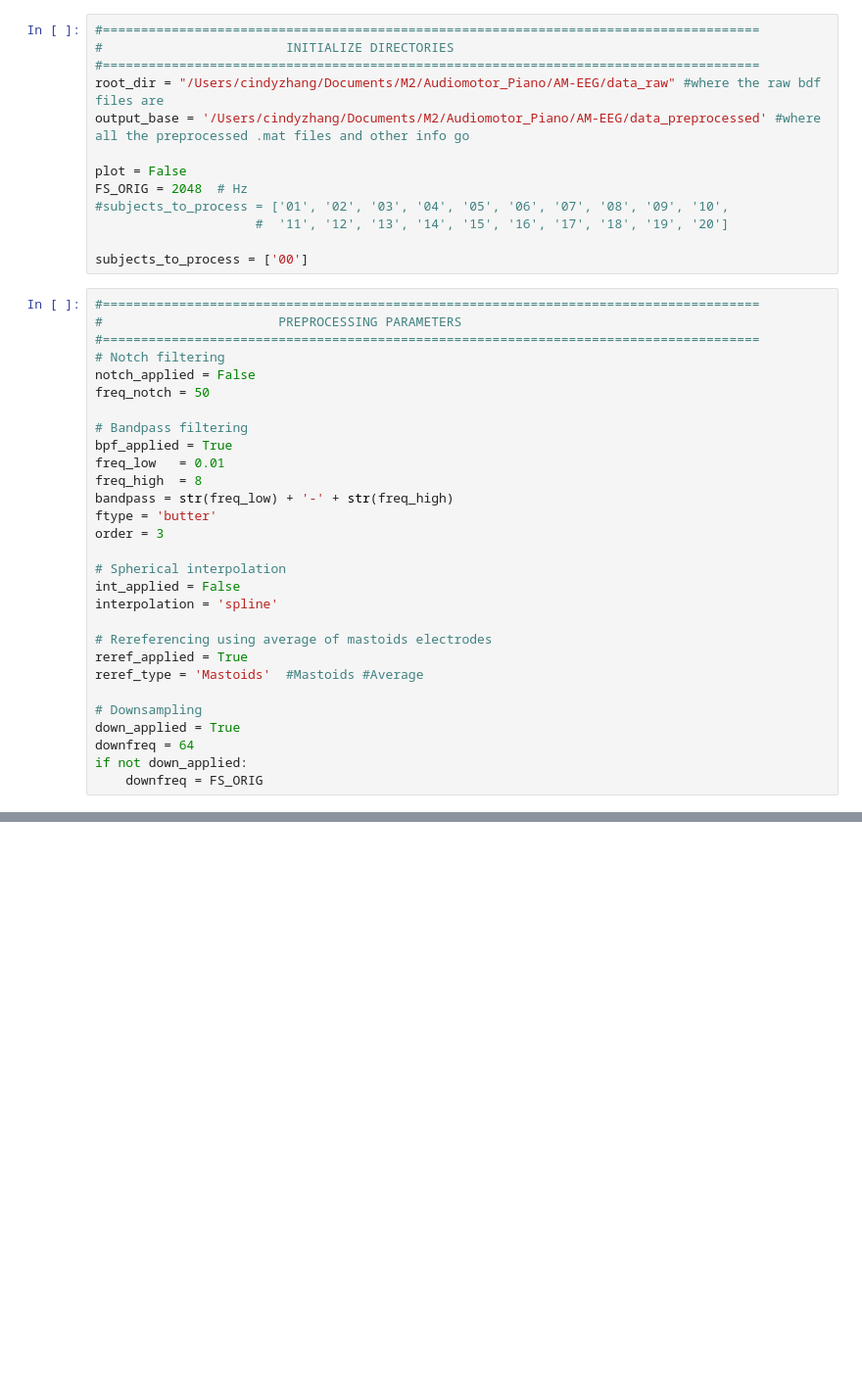
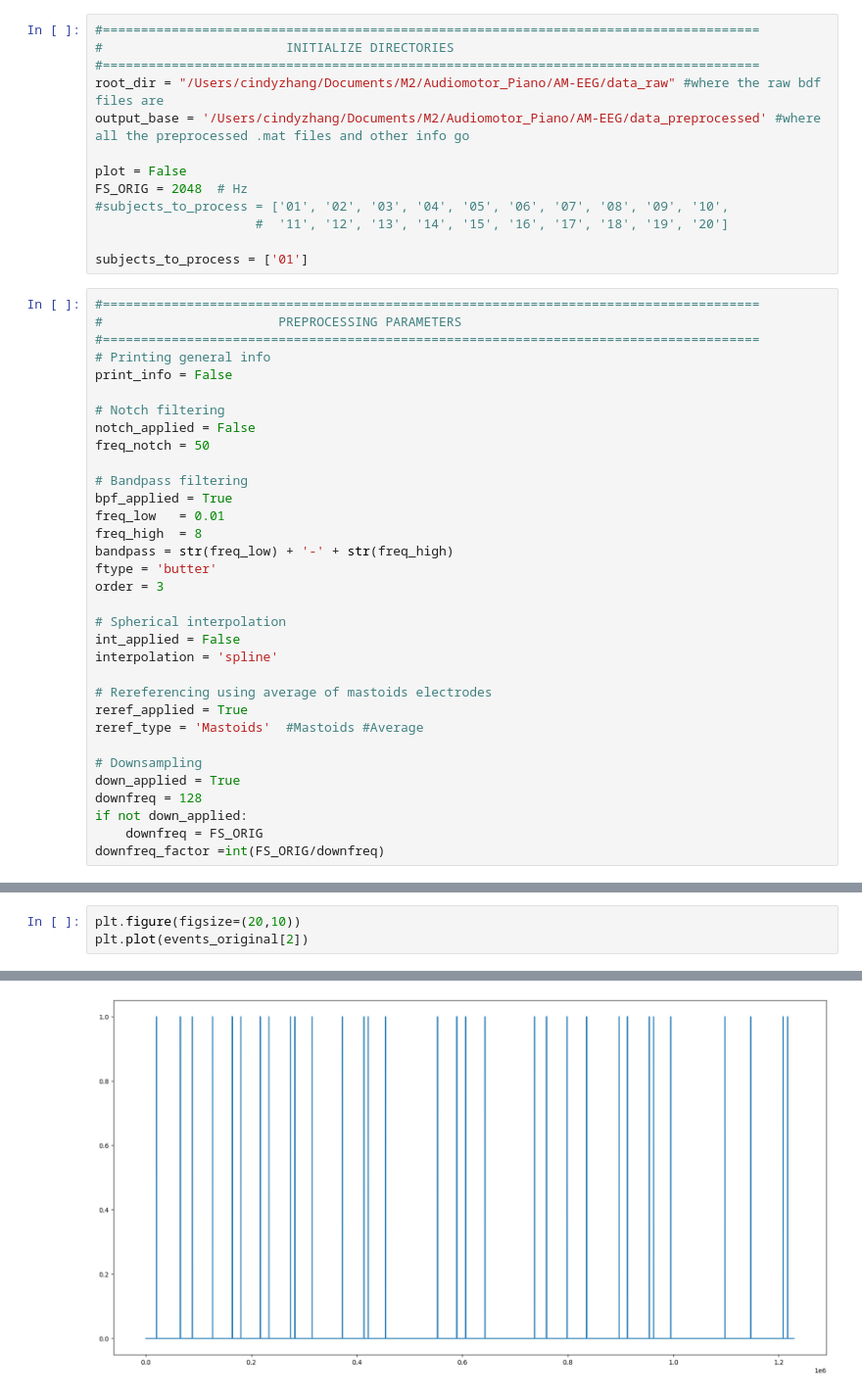
Before and after one commit to haiqin-zhang/AM-EEG, a Jupyter notebook: preprocessing/segment_pp.ipynb, the cells around one changed output, grey strips where cells are left out. Shown at 98% size. Drawn from its saved outputs; the diff is of its cells as text; blank space fills up the shorter version.

```diff
--- a/preprocessing/segment_pp.ipynb
+++ b/preprocessing/segment_pp.ipynb
@@ -19,11 +23,14 @@ FS_ORIG = 2048  # Hz
 #subjects_to_process = ['01', '02', '03', '04', '05', '06', '07', '08', '09', '10',
                      #  '11', '12', '13', '14', '15', '16', '17', '18', '19', '20']
 
-subjects_to_process = ['00']
+subjects_to_process = ['01']
 # %%
 #======================================================================================
 #                       PREPROCESSING PARAMETERS
 #======================================================================================
+# Printing general info
+print_info = False
+
 # Notch filtering
 notch_applied = False
 freq_notch = 50
@@ -46,9 +53,10 @@ reref_type = 'Mastoids'  #Mastoids #Average
 
 # Downsampling
 down_applied = True
-downfreq = 64
+downfreq = 128
 if not down_applied:
     downfreq = FS_ORIG
+downfreq_factor =int(FS_ORIG/downfreq)
 # %%
 #======================================================================================
 #                       LOOP THROUGH SUBJECTS
@@ -214,0 +331,4 @@ trial starts:  [[  46413   65280   65296]
+# %%
+plt.figure(figsize=(20,10))
+plt.plot(events_original[2])
+# %% [output]
@@ -214,0 +336 @@ trial starts:  [[  46413   65280   65296]
+[figure, added]
```
Also changed, not shown: parts of 14 cells of this notebook, 7 other files.
